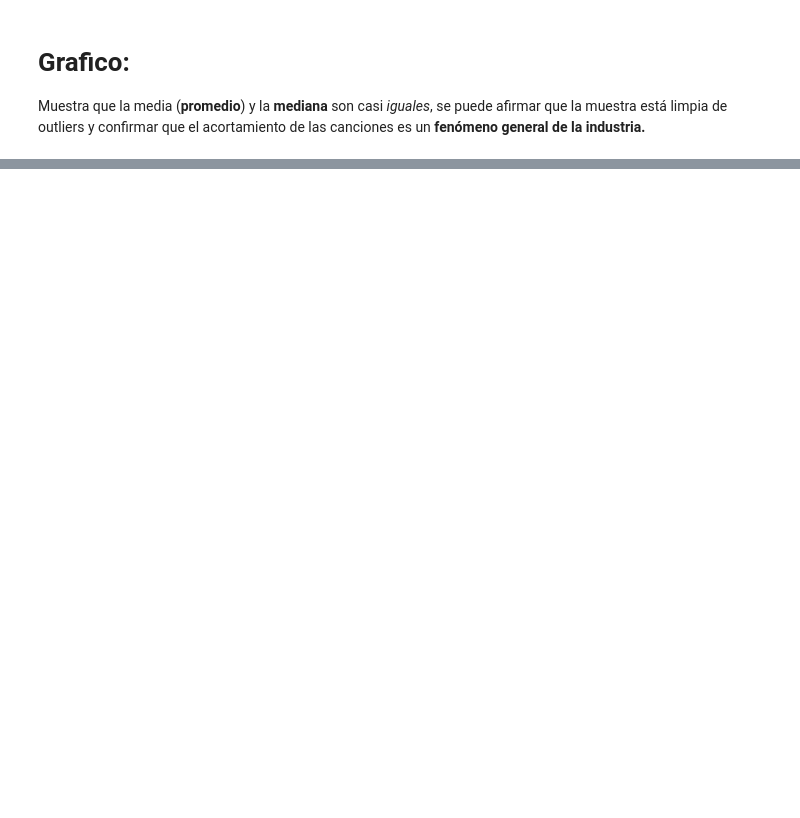
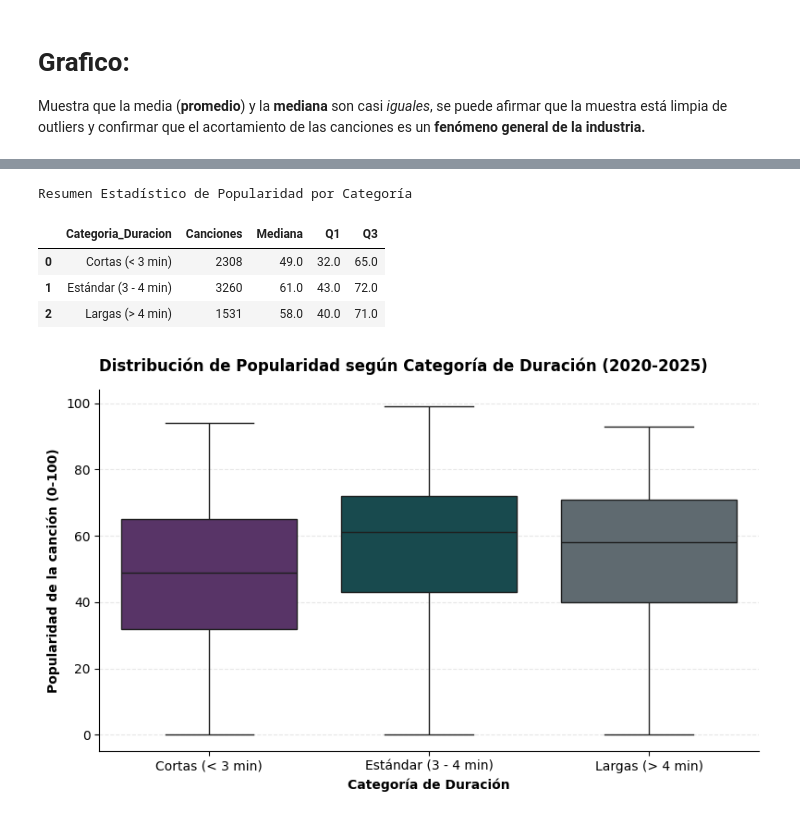
Before and after one commit to OjedaRocio/TP-Grupal-Laboratorio-2C-2026, a Jupyter notebook: TP_Grupal.ipynb, the cells around one changed output, grey strips where cells are left out. Cells and saved outputs as stored; diff of their text form; code cells hidden in the pictures; blank space fills up the shorter version.

```diff
--- a/TP_Grupal.ipynb
+++ b/TP_Grupal.ipynb
@@ -595,0 +708,50 @@ plt.show()
+# %%
+#Segmentamos la duración en categorías
+df['Duración (minutos)'] = pd.to_numeric(df['Duración (minutos)'], errors='coerce')
+
+limites = [0, 3.0, 4.0, df['Duración (minutos)'].max()]
+etiquetas = ['Cortas (< 3 min)', 'Estándar (3 - 4 min)', 'Largas (> 4 min)']
+
+df['Categoria_Duracion'] = pd.cut(df['Duración (minutos)'], bins=limites, labels=etiquetas)
+
+#submuestra copia
+df_2020=df[df['Año de lanzamiento']== 2020-2025].copy()
+
+#Resumen estadístico por categoría
+resumen_boxplot = df.groupby('Categoria_Duracion')['Popularidad de la canción'].agg(
+    Canciones='count',
+    Mediana='median',
+    Q1=lambda x: x.quantile(0.25),
+    Q3=lambda x: x.quantile(0.75)
+).reset_index()
+
+print("Resumen Estadístico de Popularidad por Categoría")
+display(resumen_boxplot)
+
+#Gráfico de Boxplot
+fig, ax = plt.subplots(figsize=(8, 5))
+sns.boxplot( data=df,
+            x='Categoria_Duracion',
+            y='Popularidad de la canción',
+            hue='Categoria_Duracion',
+            palette=['#5B2C6F', '#0F5257', '#5C6B73'], legend=False,
+            ax=ax
+)
+
+# Formato
+ax.set_title("Distribución de Popularidad según Categoría de Duración (2020-2025)", loc="left", fontweight="bold", pad=15)
+ax.set_xlabel("Categoría de Duración", fontweight="bold")
+ax.set_ylabel("Popularidad de la canción (0-100)", fontweight="bold")
+plt.grid(axis='y', linestyle="--", alpha=0.3)
+
+sns.despine()
+plt.tight_layout()
+plt.savefig("grafico3_boxplot_popularidad_categoria.png", dpi=300, bbox_inches="tight")
+plt.show()
+# %% [output]
+Resumen Estadístico de Popularidad por Categoría
+|  | Categoria_Duracion | Canciones | Mediana | Q1 | Q3 |
+| 0 | Cortas (< 3 min) | 2308 | 49.0 | 32.0 | 65.0 |
+| 1 | Estándar (3 - 4 min) | 3260 | 61.0 | 43.0 | 72.0 |
+| 2 | Largas (> 4 min) | 1531 | 58.0 | 40.0 | 71.0 |
+[figure, added]
```
Also changed, not shown: parts of 12 cells of this notebook.
